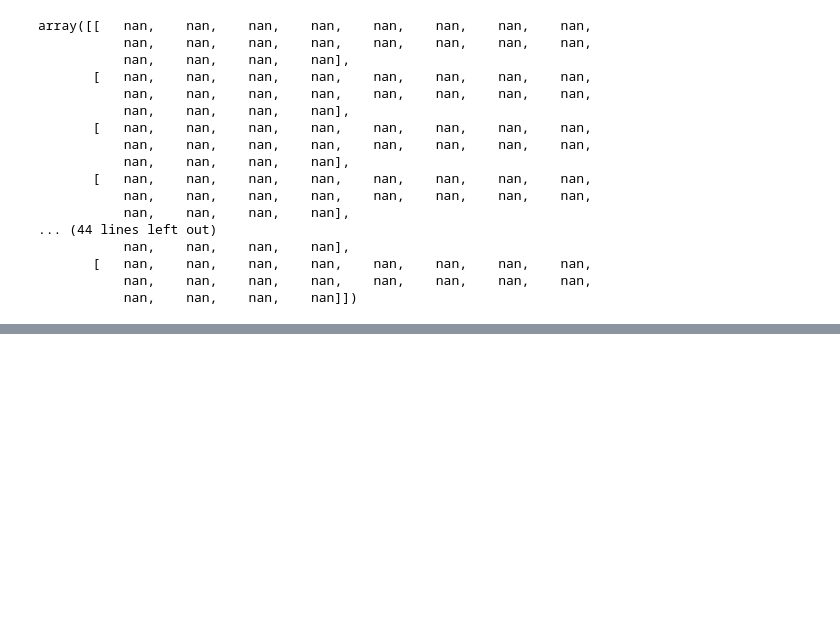
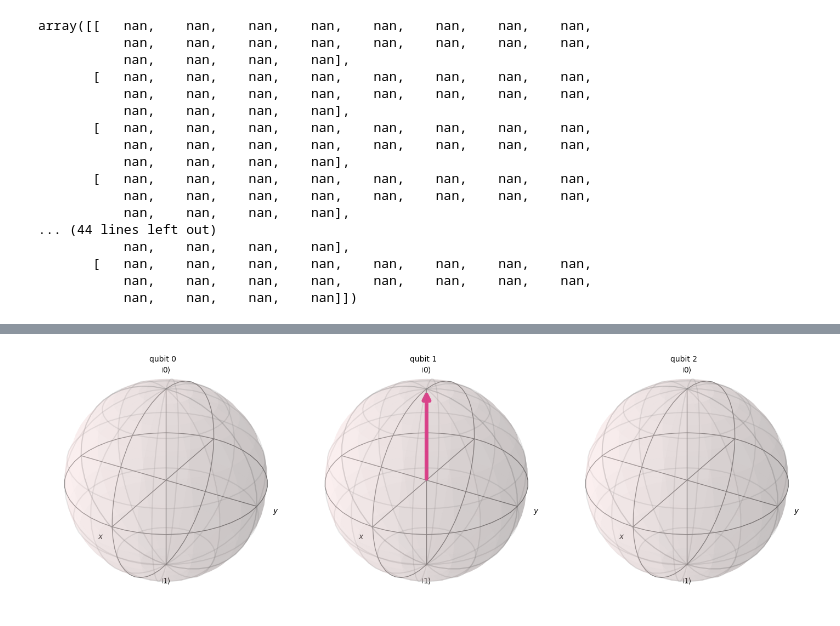
Before and after one commit to Junchi-Shen/Quantum_studies, a Jupyter notebook: IBM qubit tutor/Day 2.ipynb, the cells around one changed output, grey strips where cells are left out. Cells and saved outputs as stored; diff of their text form; code cells hidden in the pictures; blank space fills up the shorter version.

```diff
--- a/IBM qubit tutor/Day 2.ipynb
+++ b/IBM qubit tutor/Day 2.ipynb
@@ -236,0 +263,4 @@ array([[   nan,    nan,    nan,    nan,    nan,    nan,    nan,    nan,
+# %%
+plot_bloch_multivector(state)
+# %% [output]
+[figure, added]
```
Also changed, not shown: parts of 8 cells of this notebook, 10 other files.
